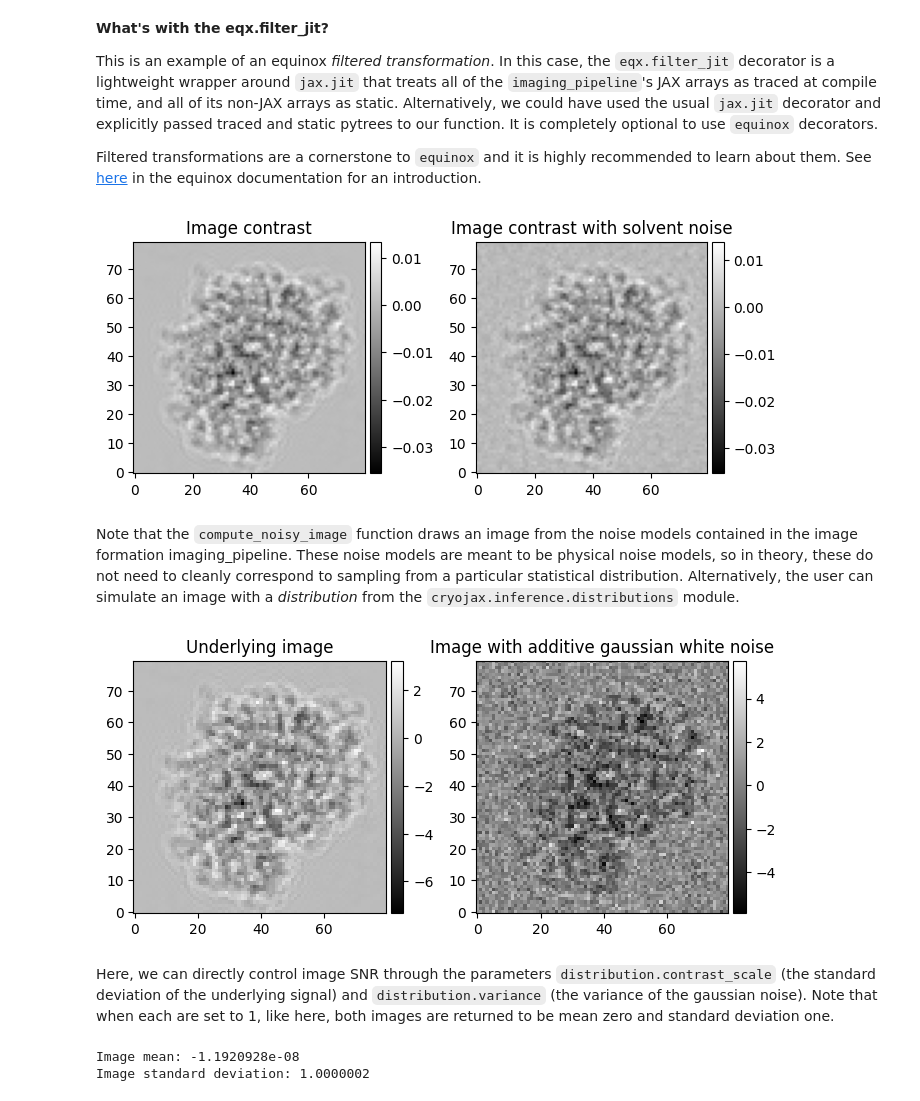
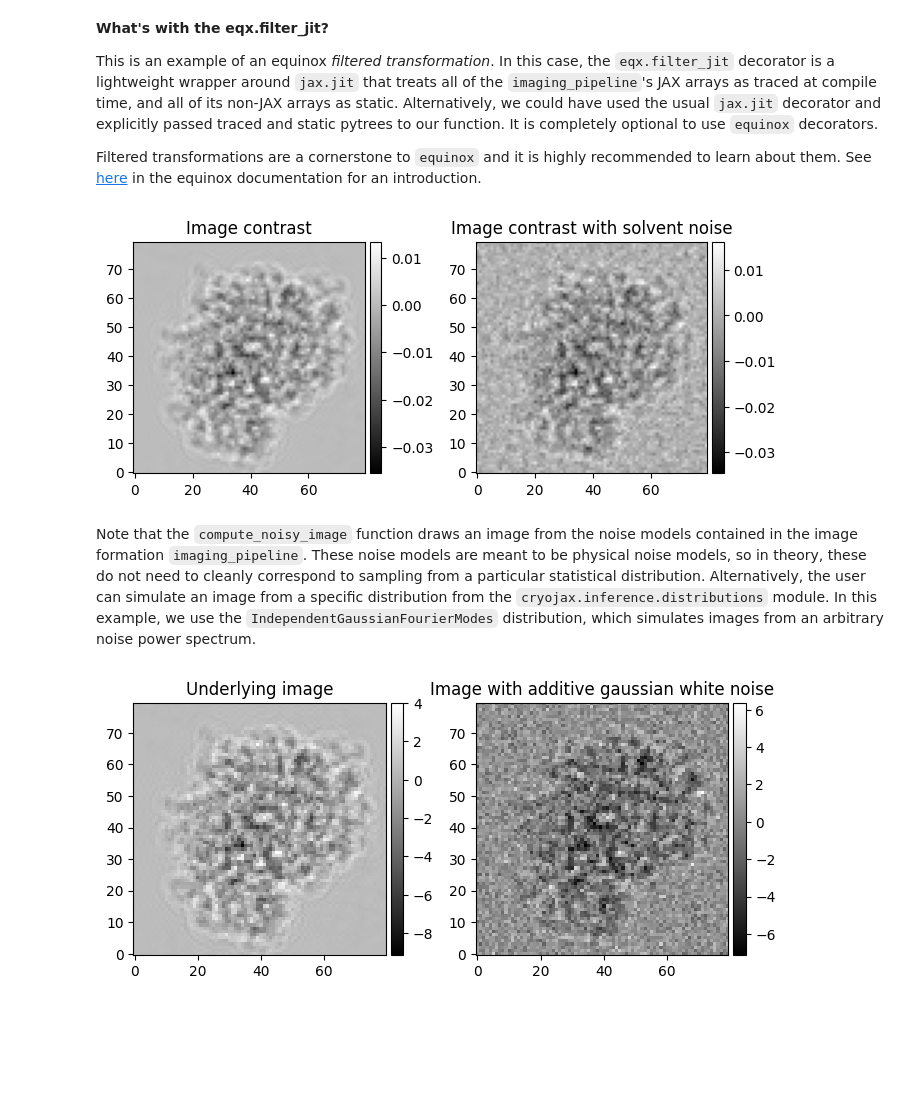
Before and after one commit to mjo22/cryojax, a Jupyter notebook: docs/examples/simulate-image.ipynb, the cells around one changed output. Saved outputs shown, nothing was run; the diff lists cells and outputs as text; code cells hidden in the pictures; blank space fills up the shorter version.

Commit message:
do not bias imaging_pipelines to any normalization scheme. more clear naming. reparameterize CTF by astigmatism_in_angstroms

```diff
--- a/docs/examples/simulate-image.ipynb
+++ b/docs/examples/simulate-image.ipynb
@@ -59,18 +59,18 @@ from cryojax.image import operators as op
 # Initialize the scattering theory. First, instantiate fourier slice extraction
 projection_method = cxs.FourierSliceExtraction(interpolation_order=1)
 # ... next, the contrast transfer theory
-transfer_function = cxs.ContrastTransferFunction(
-    defocus_u_in_angstroms=10000.0,
-    defocus_v_in_angstroms=9800.0,
+ctf = cxs.ContrastTransferFunction(
+    defocus_in_angstroms=10000.0,
+    astigmatism_in_angstroms=-200.0,
     astigmatism_angle=10.0,
     amplitude_contrast_ratio=0.1,
 )
 transfer_theory = cxs.ContrastTransferTheory(
-    transfer_function, envelope=op.FourierGaussian(b_factor=5.0)
+    ctf, envelope=op.FourierGaussian(b_factor=5.0)
 )
-# ... add a colored noise model for the solvent
+# ... add a non-white noise model for the solvent
 solvent = cxs.GaussianIce(
-    variance=op.FourierExp2D(amplitude=0.005**2, length_scale=2.0 * potential.voxel_size)
+    variance=op.Lorenzian(amplitude=0.005**2, length_scale=2.0 * potential.voxel_size)
 )
 # ... now for the scattering theory
 scattering_theory = cxs.LinearScatteringTheory(
@@ -130,9 +130,9 @@ im2 = plot_image(
 )
 plt.tight_layout()
 # %% [output]
-[figure, old version]
+[figure, new version]
 # %% [markdown]
-Note that the `compute_noisy_image` function draws an image from the noise models contained in the image formation imaging_pipeline. These noise models are meant to be physical noise models, so in theory, these do not need to cleanly correspond to sampling from a particular statistical distribution. Alternatively, the user can simulate an image with a *distribution* from the `cryojax.inference.distributions` module.
+Note that the `compute_noisy_image` function draws an image from the noise models contained in the image formation `imaging_pipeline`. These noise models are meant to be physical noise models, so in theory, these do not need to cleanly correspond to sampling from a particular statistical distribution. Alternatively, the user can simulate an image from a specific distribution from the `cryojax.inference.distributions` module. In this example, we use the `IndependentGaussianFourierModes` distribution, which simulates images from an arbitrary noise power spectrum.
 # %%
 from cryojax.image import operators as op
 from cryojax.inference import distributions as dist
@@ -147,41 +147,32 @@ def compute_image_with_distribution(distribution: dist.AbstractDistribution):
 @eqx.filter_jit
 def compute_noisy_image_with_distribution(
     distribution: dist.AbstractDistribution, key: PRNGKeyArray
 ):
     """Simulate an image with noise from a `imaging_pipeline`."""
     return distribution.sample(key)
 
 
 # Passing the ImagePipeline and a variance function, instantiate the distribution
 distribution = dist.IndependentGaussianFourierModes(
-    imaging_pipeline, contrast_scale=1.0, variance=op.Constant(1.0)
+    imaging_pipeline, signal_scale_factor=100.0, variance_function=op.Constant(1.0)
 )
 # ... then, either simulate an image from this distribution
 key = jax.random.PRNGKey(seed=0)
 
 fig, axes = plt.subplots(ncols=2, figsize=(7, 4))
 ax1, ax2 = axes
 im1 = plot_image(
     compute_image_with_distribution(distribution),
     fig,
     ax1,
     label="Underlying image",
 )
 im2 = plot_image(
     compute_noisy_image_with_distribution(distribution, key),
     fig,
     ax2,
     label="Image with additive gaussian white noise",
 )
 plt.tight_layout()
 # %% [output]
-[figure, old version]
+[figure, new version]
-# %% [markdown]
-Here, we can directly control image SNR through the parameters `distribution.contrast_scale` (the standard deviation of the underlying signal) and `distribution.variance` (the variance of the gaussian noise). Note that when each are set to 1, like here, both images are returned to be mean zero and standard deviation one.
-# %%
-image = compute_image_with_distribution(distribution)
-print("Image mean:", image.mean())
-print("Image standard deviation:", image.std())
-# %% [output]
-Image mean: -1.1920928e-08
-Image standard deviation: 1.0000002
```
Also changed, not shown: parts of 2 cells of this notebook, 11 other files.
